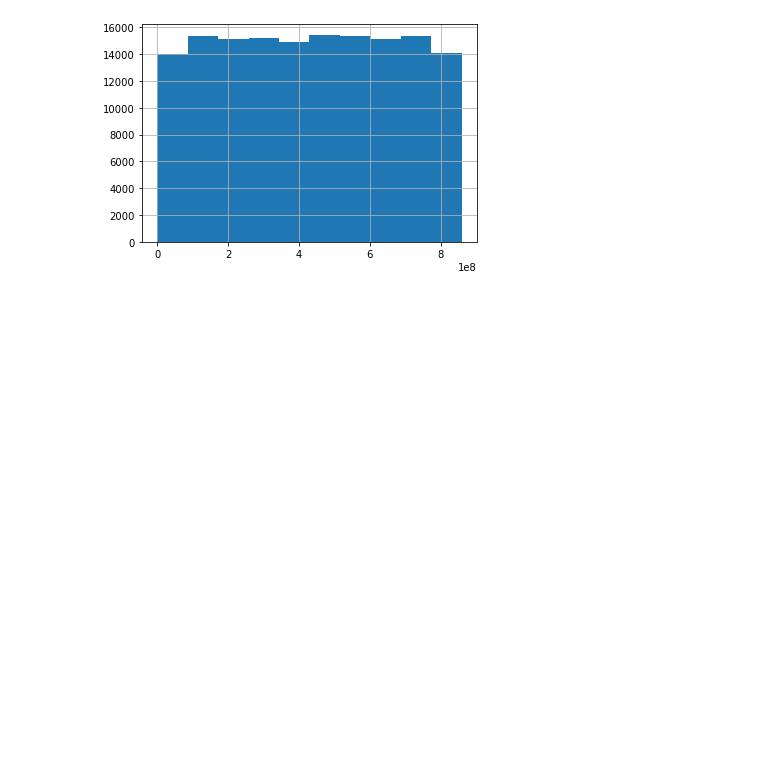
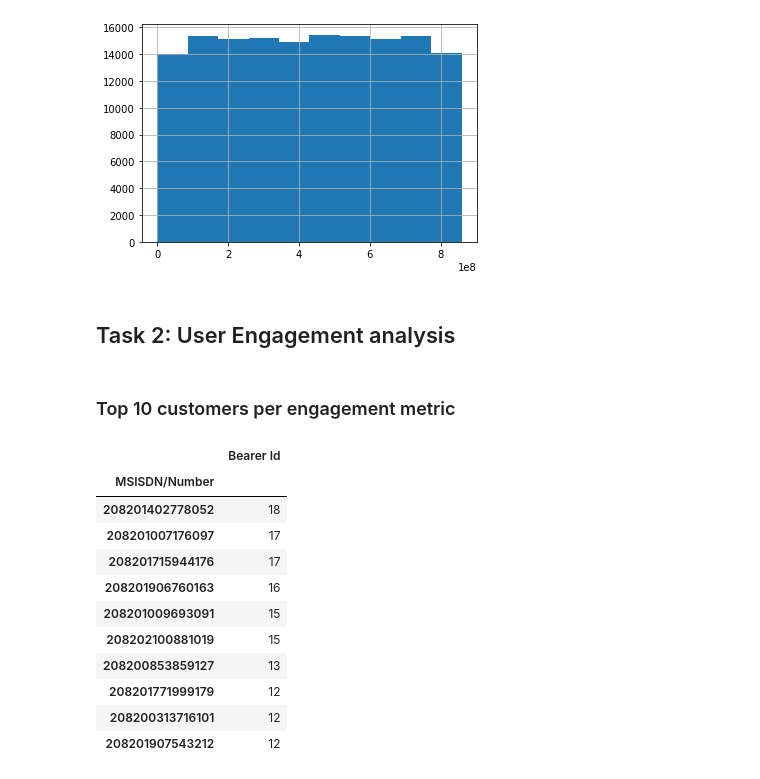
Before and after one commit to luelhagos/User-Analytics-in-the-Telecommunication-Industry, a Jupyter notebook: notebooks/final.ipynb, the cells around one changed output. Cells and saved outputs as stored; diff of their text form; code cells hidden in the pictures; blank space fills up the shorter version.

```diff
--- a/notebooks/final.ipynb
+++ b/notebooks/final.ipynb
@@ -620,3 +620,26 @@ gaming_data.hist()
 # %% [output]
 <AxesSubplot:>
 [figure]
+# %% [markdown]
+## Task 2: User Engagement analysis
+# %% [markdown]
+### Top 10 customers per engagement metric
+# %%
+# top 10 sessions frequency
+sessions_frequency = data.groupby('MSISDN/Number')
+sessions_frequency = sessions_frequency.agg({"Bearer Id": "count"})
+Top10_sessions_frequency = sessions_frequency.sort_values(by='Bearer Id', ascending=False)
+Top10_sessions_frequency.head(10)
+# %% [output]
+|  | Bearer Id |
+| MSISDN/Number |  |
+| 208201402778052 | 18 |
+| 208201007176097 | 17 |
+| 208201715944176 | 17 |
+| 208201906760163 | 16 |
+| 208201009693091 | 15 |
+| 208202100881019 | 15 |
+| 208200853859127 | 13 |
+| 208201771999179 | 12 |
+| 208200313716101 | 12 |
+| 208201907543212 | 12 |
```
Also changed, not shown: parts of 2 cells of this notebook.
